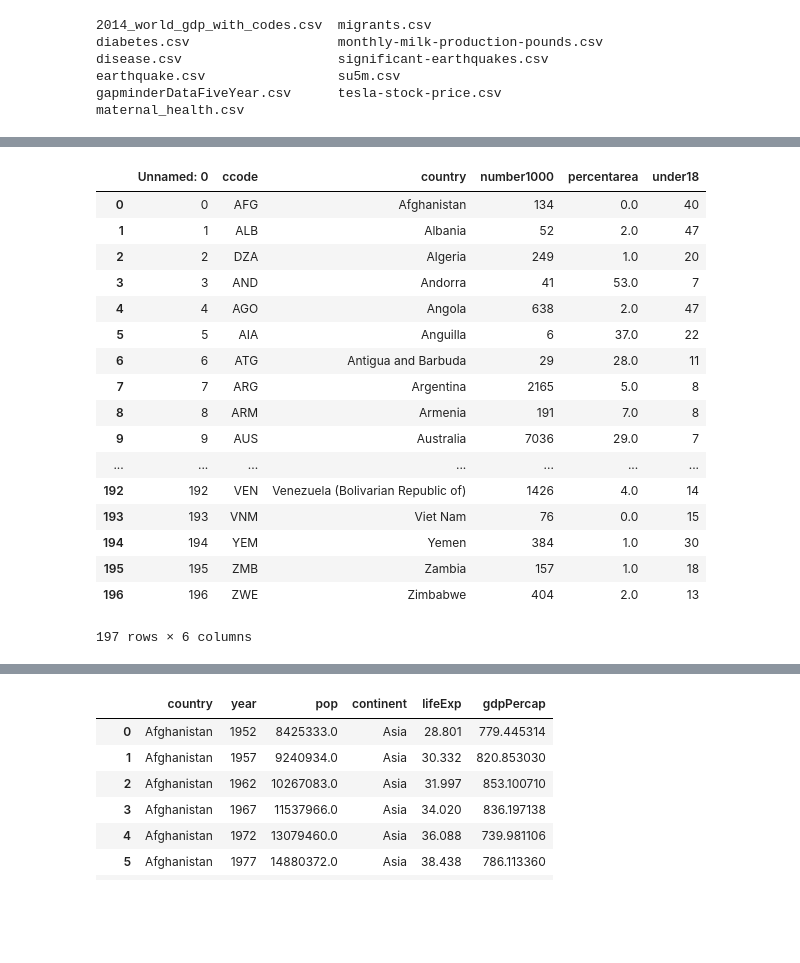
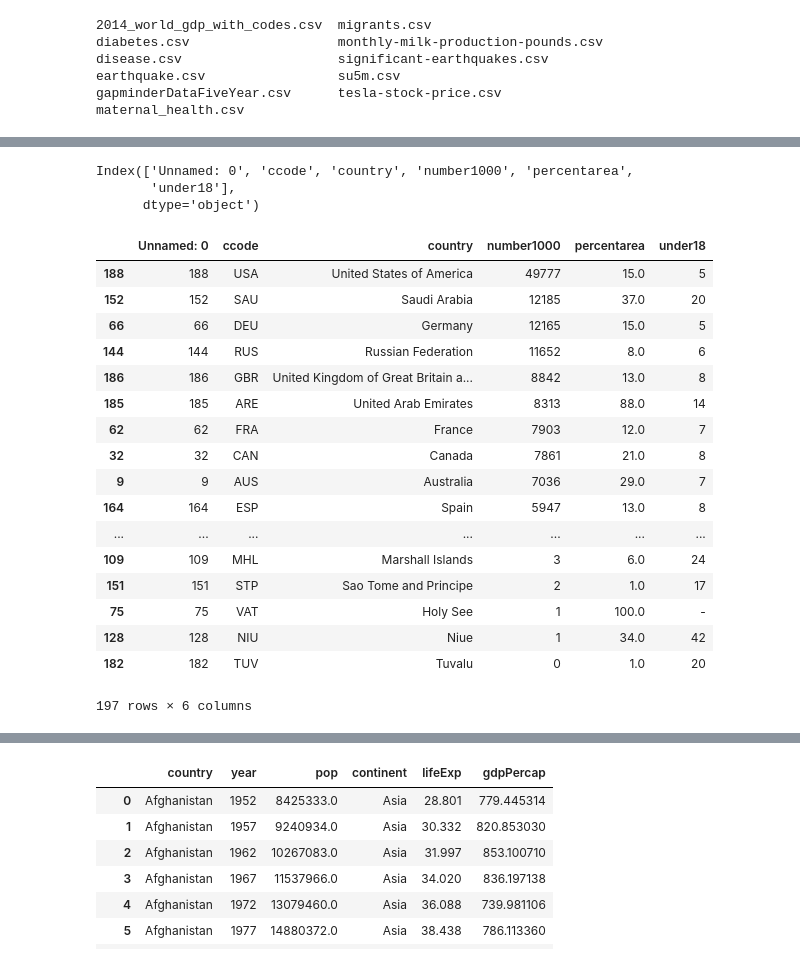
Before and after one commit to vafaei-ar/DSWSs, a Jupyter notebook: S03/notebooks/pandas_practice.ipynb, the cells around one changed output, grey strips where cells are left out. Saved outputs shown, nothing was run; the diff lists cells and outputs as text; code cells hidden in the pictures; blank space fills up the shorter version.

```diff
--- a/S03/notebooks/pandas_practice.ipynb
+++ b/S03/notebooks/pandas_practice.ipynb
@@ -107,25 +143,30 @@ df1
 # %%
 df2 = pd.read_csv('../datasets/migrants.csv')
-df2
+print(df2.columns)
+df2.drop(columns=['Unnamed: 0','percentarea'])
+df2.sort_values('number1000',ascending=0)
 # %% [output]
+Index(['Unnamed: 0', 'ccode', 'country', 'number1000', 'percentarea',
+       'under18'],
+      dtype='object')
 |  | Unnamed: 0 | ccode | country | number1000 | percentarea | under18 |
-| 0 | 0 | AFG | Afghanistan | 134 | 0.0 | 40 |
-| 1 | 1 | ALB | Albania | 52 | 2.0 | 47 |
-| 2 | 2 | DZA | Algeria | 249 | 1.0 | 20 |
-| 3 | 3 | AND | Andorra | 41 | 53.0 | 7 |
-| 4 | 4 | AGO | Angola | 638 | 2.0 | 47 |
-| 5 | 5 | AIA | Anguilla | 6 | 37.0 | 22 |
-| 6 | 6 | ATG | Antigua and Barbuda | 29 | 28.0 | 11 |
-| 7 | 7 | ARG | Argentina | 2165 | 5.0 | 8 |
-| 8 | 8 | ARM | Armenia | 191 | 7.0 | 8 |
+| 188 | 188 | USA | United States of America | 49777 | 15.0 | 5 |
+| 152 | 152 | SAU | Saudi Arabia | 12185 | 37.0 | 20 |
+| 66 | 66 | DEU | Germany | 12165 | 15.0 | 5 |
+| 144 | 144 | RUS | Russian Federation | 11652 | 8.0 | 6 |
+| 186 | 186 | GBR | United Kingdom of Great Britain a... | 8842 | 13.0 | 8 |
+| 185 | 185 | ARE | United Arab Emirates | 8313 | 88.0 | 14 |
+| 62 | 62 | FRA | France | 7903 | 12.0 | 7 |
+| 32 | 32 | CAN | Canada | 7861 | 21.0 | 8 |
 | 9 | 9 | AUS | Australia | 7036 | 29.0 | 7 |
+| 164 | 164 | ESP | Spain | 5947 | 13.0 | 8 |
 | ... | ... | ... | ... | ... | ... | ... |
-| 192 | 192 | VEN | Venezuela (Bolivarian Republic of) | 1426 | 4.0 | 14 |
-| 193 | 193 | VNM | Viet Nam | 76 | 0.0 | 15 |
-| 194 | 194 | YEM | Yemen | 384 | 1.0 | 30 |
-| 195 | 195 | ZMB | Zambia | 157 | 1.0 | 18 |
-| 196 | 196 | ZWE | Zimbabwe | 404 | 2.0 | 13 |
+| 109 | 109 | MHL | Marshall Islands | 3 | 6.0 | 24 |
+| 151 | 151 | STP | Sao Tome and Principe | 2 | 1.0 | 17 |
+| 75 | 75 | VAT | Holy See | 1 | 100.0 | - |
+| 128 | 128 | NIU | Niue | 1 | 34.0 | 42 |
+| 182 | 182 | TUV | Tuvalu | 0 | 1.0 | 20 |
-197 rows × 6 columns
+197 rows × 6 columns
 # %%
 #merge
 # %%
```
Also changed, not shown: parts of 21 cells of this notebook.
